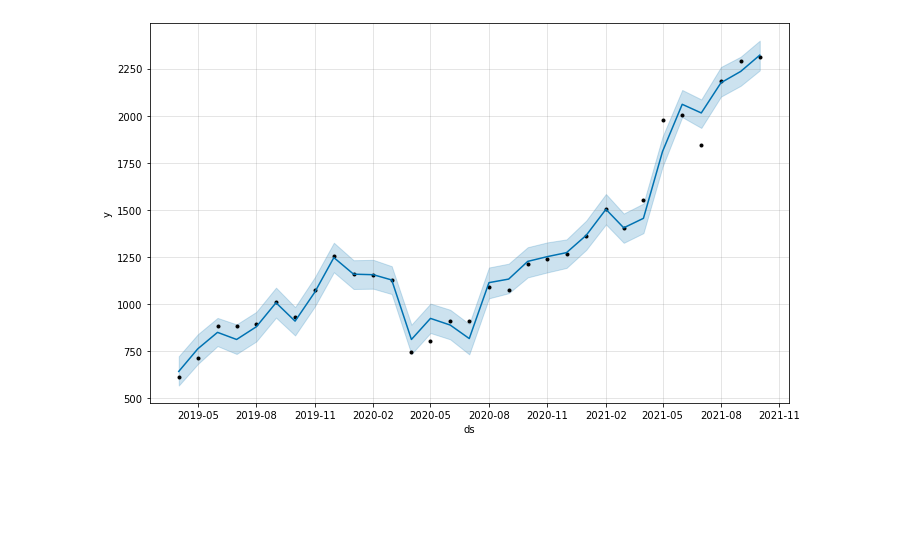
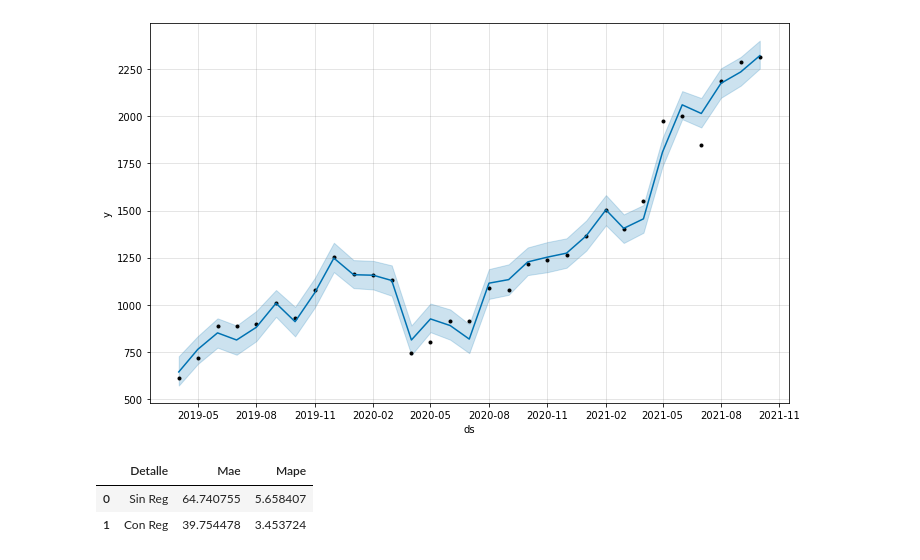
Before and after one commit to Lbentancor/Lab_time_series, a Jupyter notebook: Prophet con regresores SMA.ipynb, the cells around one changed output. Drawn from its saved outputs; the diff is of its cells as text; code cells hidden in the pictures; blank space fills up the shorter version.

```diff
--- a/Prophet con regresores SMA.ipynb
+++ b/Prophet con regresores SMA.ipynb
@@ -12,6 +12,7 @@ df=pd.read_csv('./data/data-octubre.csv',sep=';',decimal=",")
 # %%
 df.columns=['Periodo','monto']
 df['monto']=df['monto'].apply(lambda x: round(x/1000000, 2))
+metrics=[]
 # %%
 def get_str_periodos(per_number):
     min_ = str(per_number)
@@ -57,6 +58,8 @@ def getMetrics(df_1,df2):
     mape=MAPE(y_true,y_pred)
     print('MAE: %.3f' % mae)
     print('MAPE: %.3f' % mape)
+
+    return mae,mape
 # %%
 model = Prophet(interval_width = 0.95)
 model.fit(df_prophet[['ds','y']])
@@ -86,11 +89,10 @@ Iteration 94. Log joint probability =     68.015. Improved by 9.77057e-09.
 future = model.make_future_dataframe(periods=4,freq='MS')
 # %%
 forecast = model.predict(future)
-getMetrics(df_prophet,forecast)
-#print(forecast[['ds', 'yhat', 'yhat_lower', 'yhat_upper']])
-# plot forecast
+mae,mape = getMetrics(df_prophet,forecast)
 model.plot(forecast)
 pyplot.show()
+metrics.append(('Sin Reg',mae,mape))
 # %% [output]
 MAE: 64.741
 MAPE: 5.658
@@ -153,16 +141,17 @@ Iteration 86. Log joint probability =    97.1677. Improved by 2.495e-09.
 # %%
 forecast = model_fbp.predict(df_prophet)
-# summarize the forecast
-getMetrics(df_prophet,forecast)
-#print(forecast[['ds', 'yhat', 'yhat_lower', 'yhat_upper']])
-# plot forecast
+mae,mape=getMetrics(df_prophet,forecast)
 model.plot(forecast)
 pyplot.show()
+metrics.append(('Con Reg',mae,mape))
 # %% [output]
 MAE: 39.754
 MAPE: 3.454
 [figure]
 # %%
-df_valid = pd.DataFrame()
-df_valid=df_prophet
-#df_valid.columns=[['Prophets']]
+df_metrics = pd.DataFrame(metrics,columns=['Detalle','Mae','Mape'])
+df_metrics
+# %% [output]
+|  | Detalle | Mae | Mape |
+| 0 | Sin Reg | 64.740755 | 5.658407 |
+| 1 | Con Reg | 39.754478 | 3.453724 |
```
Also changed, not shown: parts of 3 cells of this notebook.
